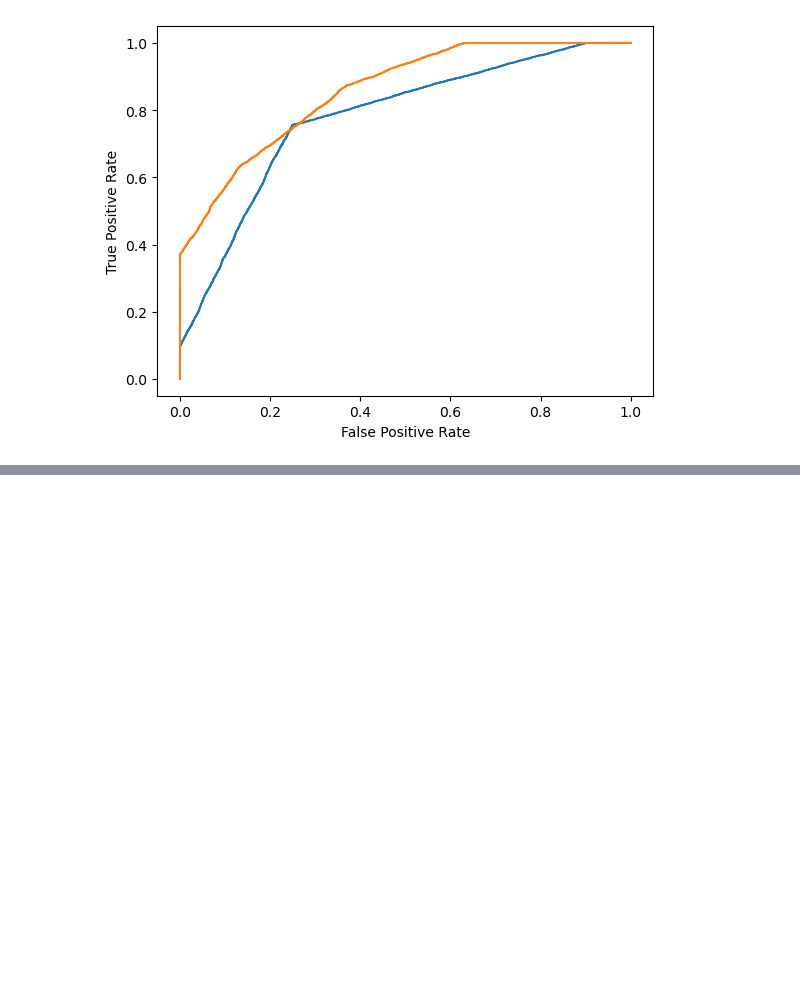
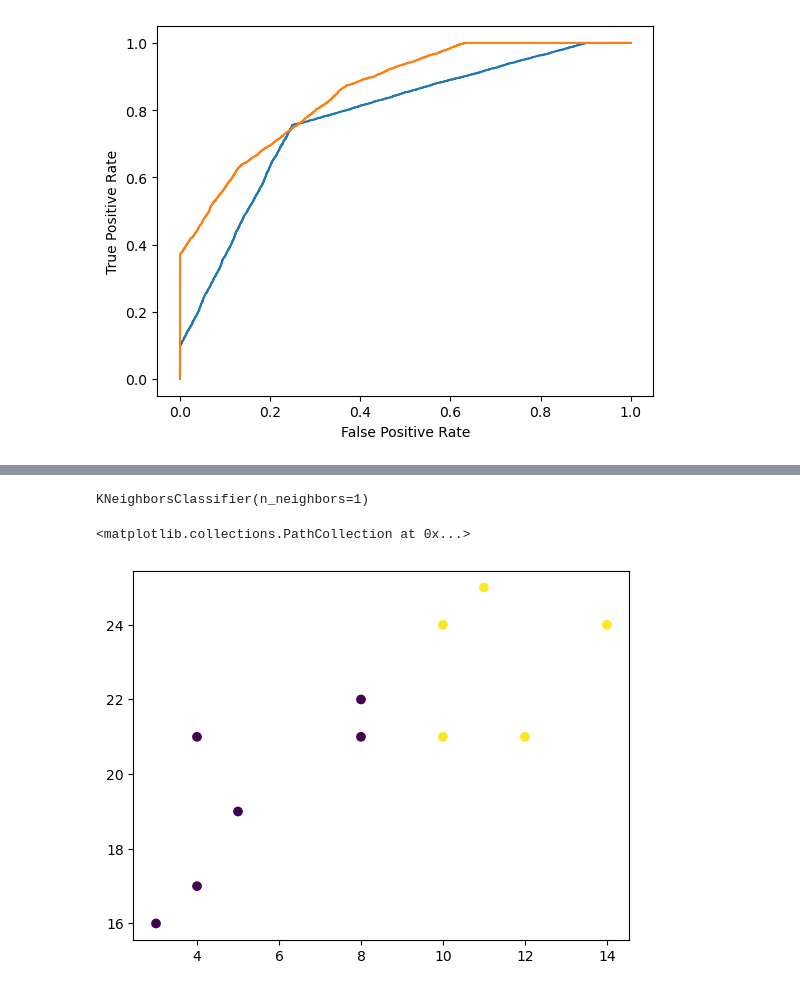
Before and after one commit to tuccr/W3AI, a Jupyter notebook: notebookML.ipynb, the cells around one changed output, grey strips where cells are left out. Drawn from its saved outputs; the diff is of its cells as text; code cells hidden in the pictures; blank space fills up the shorter version.

```diff
--- a/notebookML.ipynb
+++ b/notebookML.ipynb
@@ -1078,0 +1093,20 @@ plt.plot(fpr, tpr)
+# %%
+from sklearn.neighbors import KNeighborsClassifier
+
+data = list(zip(x, y))
+knn = KNeighborsClassifier(n_neighbors = 1)
+
+knn.fit(data, classes) # type: ignore
+# %% [output]
+KNeighborsClassifier(n_neighbors=1)
+# %%
+new_x = 8
+new_y = 21
+new_point = [(new_x, new_y)]
+
+prediction = knn.predict(new_point) # type: ignore
+
+plt.scatter(x + [new_x], y + [new_y], c = classes + [prediction[0]])
+# %% [output]
+<matplotlib.collections.PathCollection at 0x...>
+[figure, added]
```
Also changed, not shown: parts of 3 cells of this notebook.
